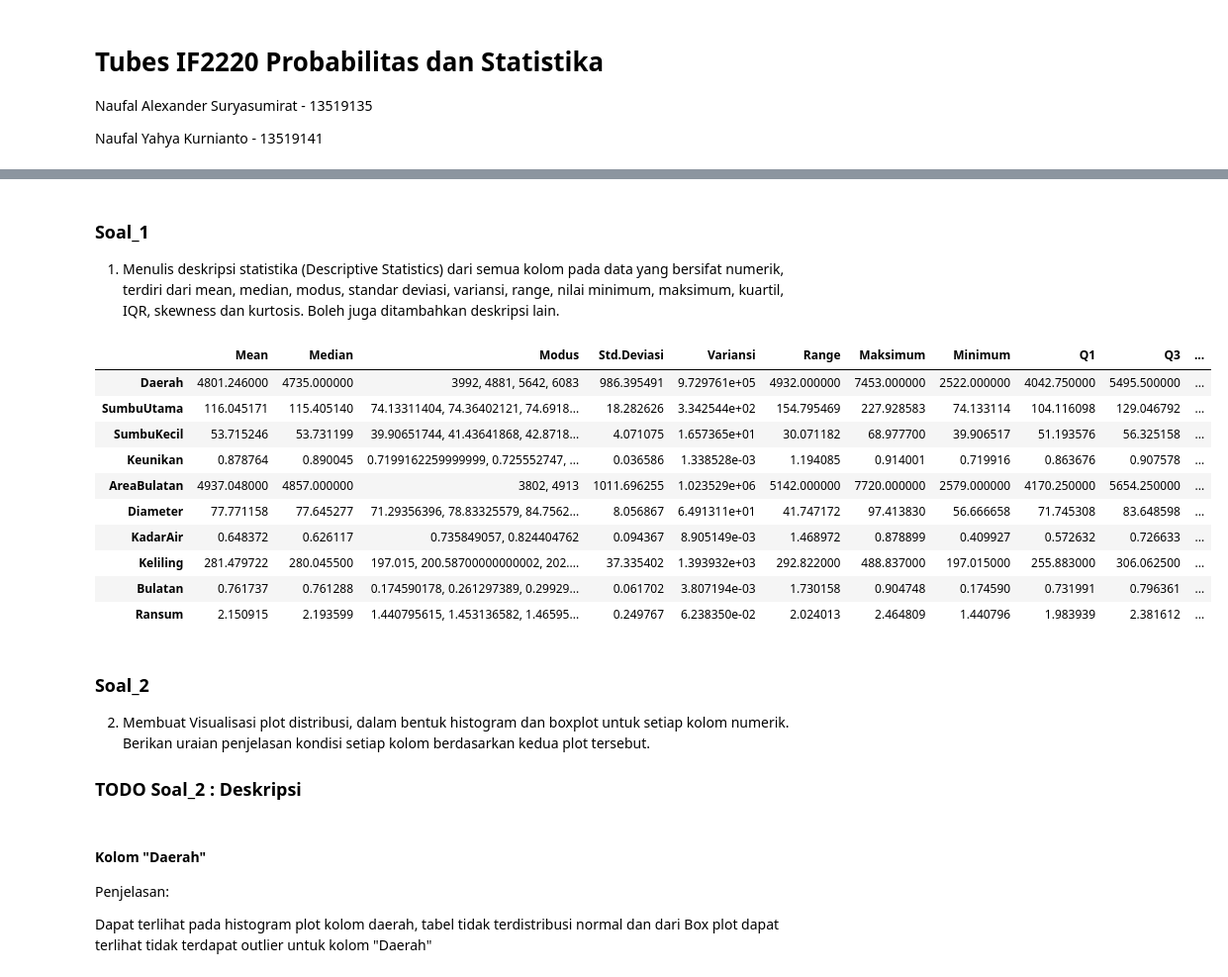
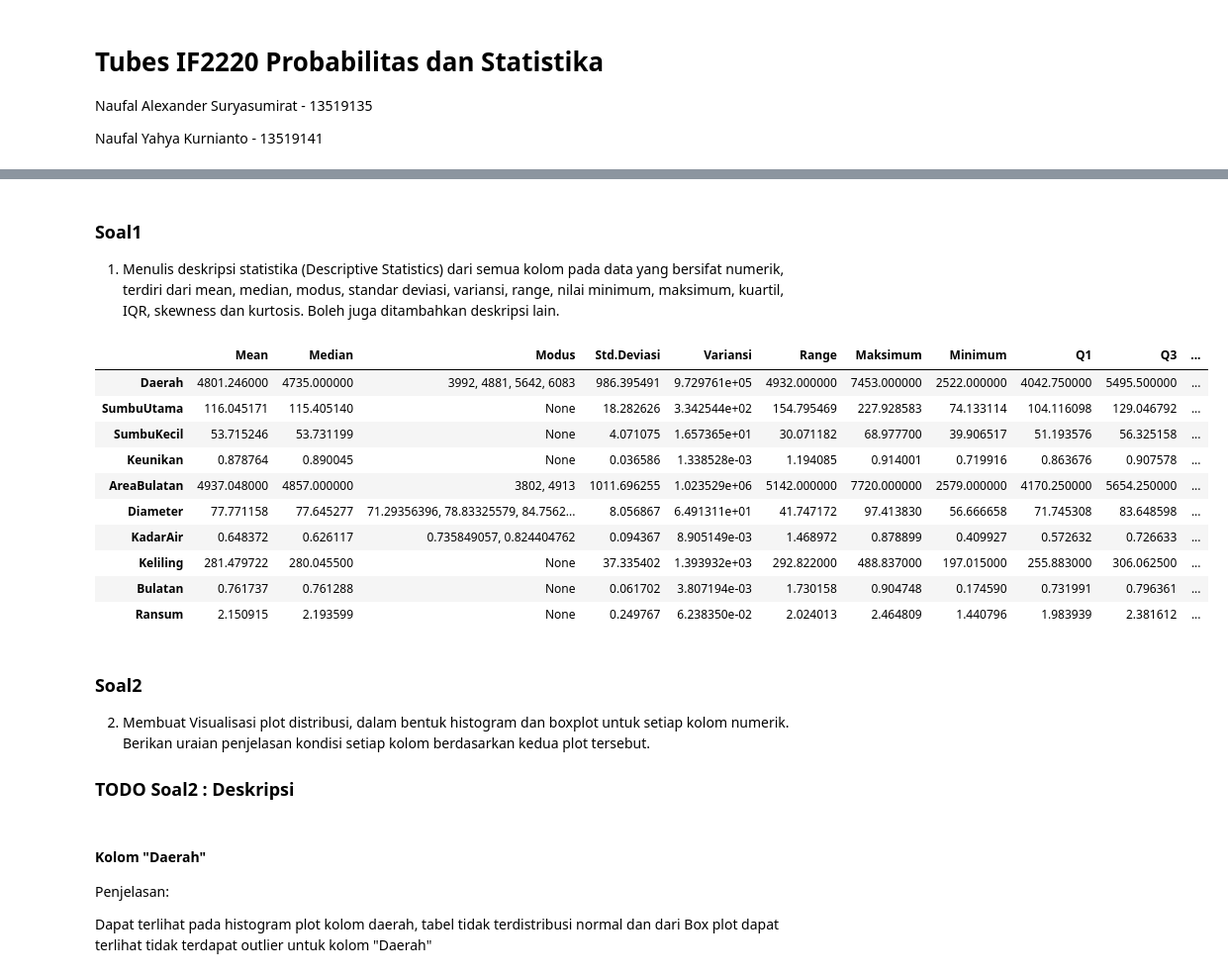
Before and after one commit to naufalsuryasumirat/Tubes_IF2220, a Jupyter notebook: src/K03-T1-IF2220-13519135.ipynb, the cells around one changed output, grey strips where cells are left out. Shown: that part at 99% size. Cells and saved outputs as stored; diff of their text form; code cells hidden in the pictures.

```diff
--- a/src/K03-T1-IF2220-13519135.ipynb
+++ b/src/K03-T1-IF2220-13519135.ipynb
@@ -39,44 +40,47 @@ gandum  # Memperlihatkan Gandum.csv
 | 499 | 500 | 3379 | 99.014789 | 44.631551 | 0.892647 | 3491 | 65.591741 | 0.653578 | 237.593 | ... |
 500 rows × 12 columns
 # %% [markdown]
-### Soal_1
+### Soal1
 1. Menulis deskripsi statistika (Descriptive Statistics) dari semua kolom pada data yang bersifat numerik, terdiri dari mean, median, modus, standar deviasi, variansi, range, nilai minimum, maksimum, kuartil, IQR, skewness dan kurtosis. Boleh juga ditambahkan deskripsi lain.
 # %%
 # Soal 1
 descGandum = gandum.drop(columns = ["id", "Kelas"]) # Drop kolom id dan Kelas
 statistik = pandas.DataFrame() # Membuat DataFrame baru
 statistik["Mean"] = descGandum.mean() # Mean
 statistik["Median"] = descGandum.median() # Median
 
 # Modus tiap kolom
 mode = [] # Kolom "Modus"
 for column in descGandum.columns:
+    if (descGandum[column].mode().dropna().count() == gandum["id"].count()):
+        mode.append("None") # Jika tidak terdapat modus (seluruh data unik)
+        continue
     mode.append(descGandum[column].mode().astype(str).str.cat(sep = ', ')) # Modus tiap kolom
 
 statistik["Modus"] = mode # Modus (diperlihatkan seluruh modus)
 statistik["Std.Deviasi"] = descGandum.std() # Standar Deviasi
 statistik["Variansi"] = descGandum.var() # Variansi
 statistik["Range"] = descGandum.max() - descGandum.min() + 1 # Range
 statistik["Maksimum"] = descGandum.max() # Maksimum
 statistik["Minimum"] = descGandum.min() # Minimum
 statistik["Q1"] = descGandum.quantile(.25) # Quartil pertama
 statistik["Q3"] = descGandum.quantile(.75) # Quartil ketiga
 statistik["IQR"] = statistik["Q3"] - statistik["Q1"] # Interquartile Range (IQR)
 statistik["Skewness"] = descGandum.skew() # Skewness
 statistik["Kurtosis"] = descGandum.kurtosis() # Kurtosis
 statistik # Memperlihatkan DataFrame 'statistik'
 # %% [output]
 |  | Mean | Median | Modus | Std.Deviasi | Variansi | Range | Maksimum | Minimum | Q1 | Q3 | ... |
 | Daerah | 4801.246000 | 4735.000000 | 3992, 4881, 5642, 6083 | 986.395491 | 9.729761e+05 | 4932.000000 | 7453.000000 | 2522.000000 | 4042.750000 | 5495.500000 | ... |
-| SumbuUtama | 116.045171 | 115.405140 | 74.13311404, 74.36402121, 74.6918... | 18.282626 | 3.342544e+02 | 154.795469 | 227.928583 | 74.133114 | 104.116098 | 129.046792 | ... |
-| SumbuKecil | 53.715246 | 53.731199 | 39.90651744, 41.43641868, 42.8718... | 4.071075 | 1.657365e+01 | 30.071182 | 68.977700 | 39.906517 | 51.193576 | 56.325158 | ... |
-| Keunikan | 0.878764 | 0.890045 | 0.7199162259999999, 0.725552747, ... | 0.036586 | 1.338528e-03 | 1.194085 | 0.914001 | 0.719916 | 0.863676 | 0.907578 | ... |
+| SumbuUtama | 116.045171 | 115.405140 | None | 18.282626 | 3.342544e+02 | 154.795469 | 227.928583 | 74.133114 | 104.116098 | 129.046792 | ... |
+| SumbuKecil | 53.715246 | 53.731199 | None | 4.071075 | 1.657365e+01 | 30.071182 | 68.977700 | 39.906517 | 51.193576 | 56.325158 | ... |
+| Keunikan | 0.878764 | 0.890045 | None | 0.036586 | 1.338528e-03 | 1.194085 | 0.914001 | 0.719916 | 0.863676 | 0.907578 | ... |
 | AreaBulatan | 4937.048000 | 4857.000000 | 3802, 4913 | 1011.696255 | 1.023529e+06 | 5142.000000 | 7720.000000 | 2579.000000 | 4170.250000 | 5654.250000 | ... |
 | Diameter | 77.771158 | 77.645277 | 71.29356396, 78.83325579, 84.7562... | 8.056867 | 6.491311e+01 | 41.747172 | 97.413830 | 56.666658 | 71.745308 | 83.648598 | ... |
 | KadarAir | 0.648372 | 0.626117 | 0.735849057, 0.824404762 | 0.094367 | 8.905149e-03 | 1.468972 | 0.878899 | 0.409927 | 0.572632 | 0.726633 | ... |
-| Keliling | 281.479722 | 280.045500 | 197.015, 200.58700000000002, 202.... | 37.335402 | 1.393932e+03 | 292.822000 | 488.837000 | 197.015000 | 255.883000 | 306.062500 | ... |
-| Bulatan | 0.761737 | 0.761288 | 0.174590178, 0.261297389, 0.29929... | 0.061702 | 3.807194e-03 | 1.730158 | 0.904748 | 0.174590 | 0.731991 | 0.796361 | ... |
-| Ransum | 2.150915 | 2.193599 | 1.440795615, 1.453136582, 1.46595... | 0.249767 | 6.238350e-02 | 2.024013 | 2.464809 | 1.440796 | 1.983939 | 2.381612 | ... |
+| Keliling | 281.479722 | 280.045500 | None | 37.335402 | 1.393932e+03 | 292.822000 | 488.837000 | 197.015000 | 255.883000 | 306.062500 | ... |
+| Bulatan | 0.761737 | 0.761288 | None | 0.061702 | 3.807194e-03 | 1.730158 | 0.904748 | 0.174590 | 0.731991 | 0.796361 | ... |
+| Ransum | 2.150915 | 2.193599 | None | 0.249767 | 6.238350e-02 | 2.024013 | 2.464809 | 1.440796 | 1.983939 | 2.381612 | ... |
 # %%
 #notes
 # mode1 = descGandum["Daerah"].mode().astype(str).str.cat(sep = ', ') # Modus kolom Daerah
@@ -93,10 +97,10 @@ statistik # Memperlihatkan DataFrame 'statistik'
 # statistik["Modus"] = descGandum.mode(axis = 0, numeric_only = True).dropna().iloc[0] # Modus
 # statistik["Modus"] = [mode1, mode2, mode3, mode4, mode5, mode6, mode7, mode8, mode9, mode10]
 # %% [markdown]
-### Soal_2
+### Soal2
 2. Membuat Visualisasi plot distribusi, dalam bentuk histogram dan boxplot untuk setiap kolom numerik. Berikan uraian penjelasan kondisi setiap kolom berdasarkan kedua plot tersebut.
 
-### TODO Soal_2 : Deskripsi
+### TODO Soal2 : Deskripsi
 # %% [markdown]
 #### Kolom "Daerah"
 
```
Also changed, not shown: parts of 49 cells of this notebook.
